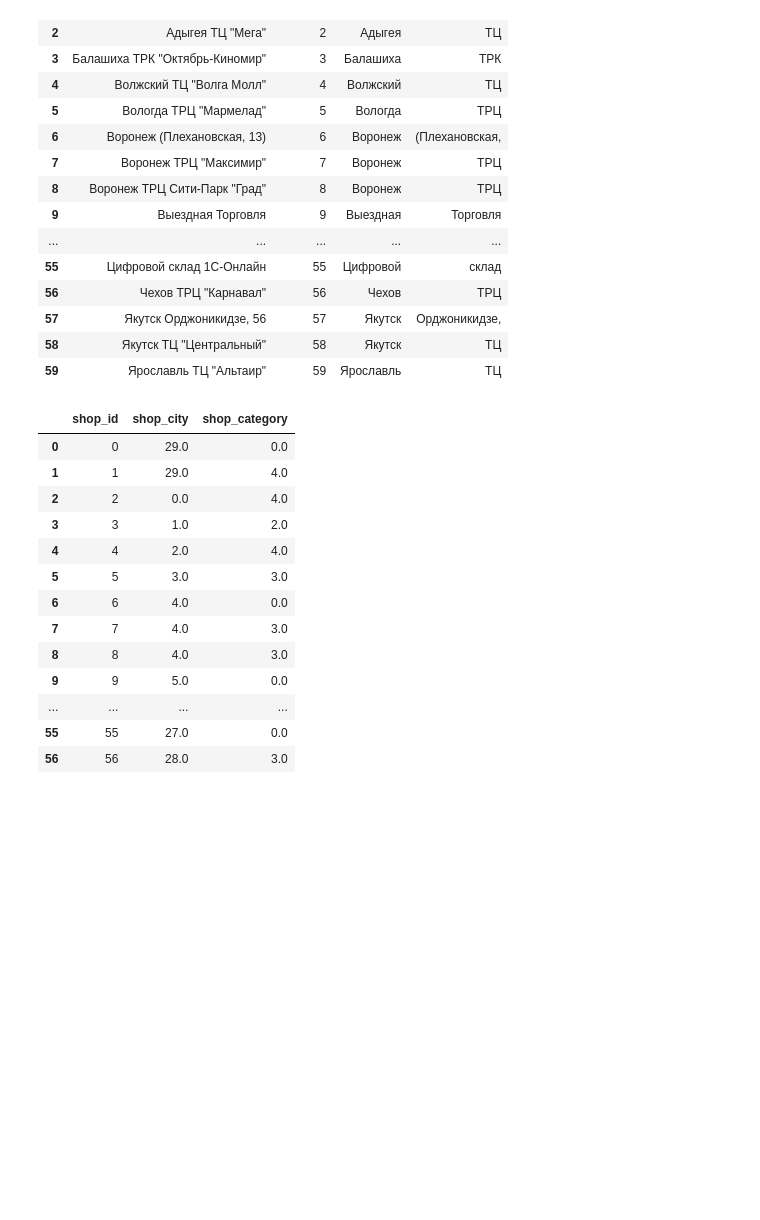
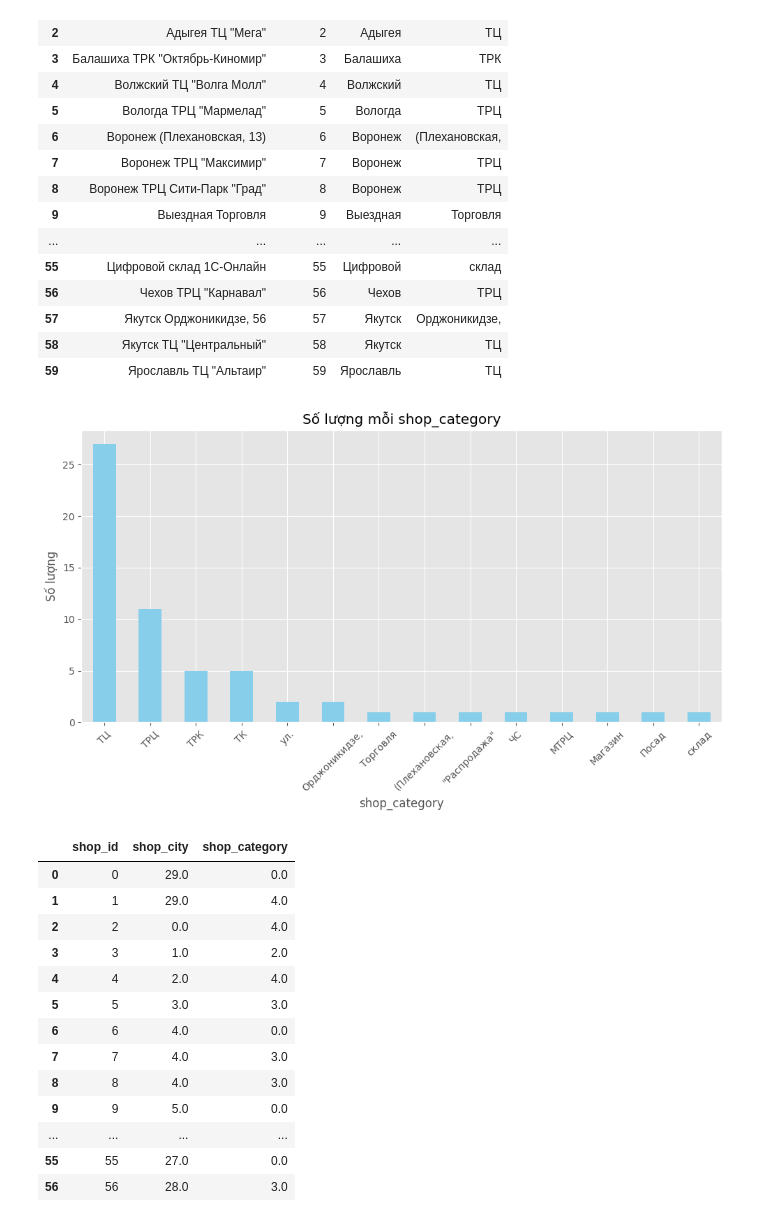
Before and after one commit to EnderMagician/FutureSalePrediction, a Jupyter notebook: FutureSalePrediction.ipynb, the cells around one changed output. Saved outputs shown, nothing was run; the diff lists cells and outputs as text; code cells hidden in the pictures; blank space fills up the shorter version.

```diff
--- a/FutureSalePrediction.ipynb
+++ b/FutureSalePrediction.ipynb
@@ -163,6 +167,18 @@ shops_df
 | 57 | Якутск Орджоникидзе, 56 | 57 | Якутск | Орджоникидзе, |
 | 58 | Якутск ТЦ "Центральный" | 58 | Якутск | ТЦ |
 | 59 | Ярославль ТЦ "Альтаир" | 59 | Ярославль | ТЦ |
+# %%
+category_counts = shops_df['shop_category'].value_counts()
+
+category_counts.plot(kind='bar', figsize=(10, 6), color='skyblue')
+plt.title('Số lượng mỗi shop_category')
+plt.xlabel('shop_category')
+plt.ylabel('Số lượng')
+plt.xticks(rotation=45)
+plt.tight_layout()
+plt.show()
+# %% [output]
+[figure, added]
 # %%
 shop_cats = shops_df['shop_category'].value_counts()
 shop_cats = shop_cats[shop_cats>=5]
```
Also changed, not shown: parts of 34 cells of this notebook, 1 other file.
